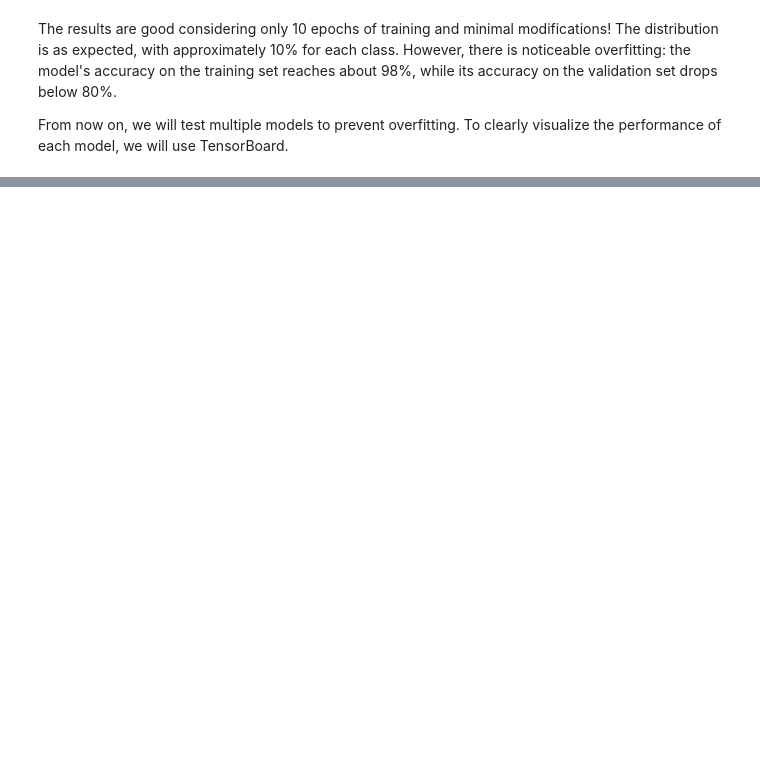
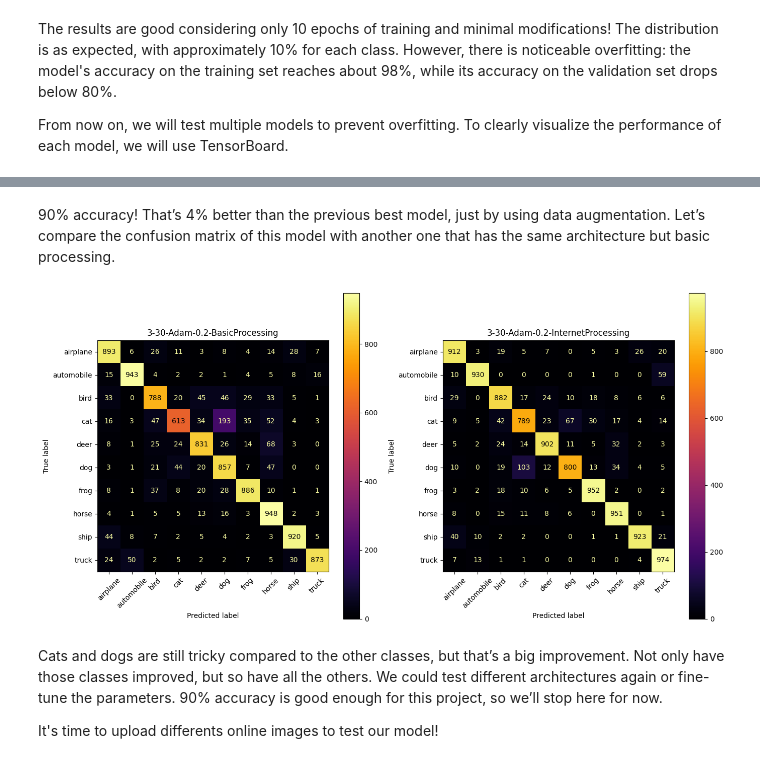
Before and after one commit to Lucas64000/CIFAR10, a Jupyter notebook: model.ipynb, the cells around one changed output, grey strips where cells are left out. Cells and saved outputs as stored; diff of their text form; code cells hidden in the pictures; blank space fills up the shorter version.

```diff
--- a/model.ipynb
+++ b/model.ipynb
@@ -381,0 +589,35 @@ for dropout in [0.2, 0.3, 0.4]:
+# %%
+train_loader, val_loader = getDataLoaders(transform=internet_processing)
+device = "cuda" if torch.cuda.is_available else "cpu"
+
+model = ResNetLayer(3, dropout=0.2)
+
+# With this transformation, we can go up to 30 epochs of training.
+model_name = f'3-30-Adam-0.2-InternetProcessing'
+loss_fn = nn.CrossEntropyLoss()
+optimizer = optim.Adam(model.parameters(), lr=1e-3)
+
+train_model(
+    n_epochs=30,
+    model=model,
+    train_loader=train_loader,
+    val_loader=val_loader,
+    loss_fn=loss_fn,
+    optimizer=optimizer,
+    device=device,
+    log_dir=f'./runs/ResNet18/{model_name}'
+)
+
+torch.save(model.state_dict(), f'./models/ResNet18/{model_name}.pth')
+# %%
+train_loader, val_loader = getDataLoaders()
+
+model = ResNetLayer(3)
+model.load_state_dict(torch.load('./models/ResNet18/3-30-Adam-0.2-InternetProcessing.pth', weights_only=True))
+
+model_accuracy(
+    model=model,
+    train_loader=train_loader,
+    val_loader=val_loader,
+    device=device
+)
@@ -381,0 +634,18 @@ for dropout in [0.2, 0.3, 0.4]:
+# %% [markdown]
+90% accuracy! That’s 4% better than the previous best model, just by using data augmentation. Let’s compare the confusion matrix of this model with another one that has the same architecture but basic processing.
+# %%
+model1 = ResNetLayer(3)
+model1.load_state_dict(torch.load('./models/ResNet18/3-30-Adam-0.2.pth', weights_only=True))
+
+model2 = ResNetLayer(3)
+model2.load_state_dict(torch.load('./models/ResNet18/3-30-Adam-0.2-InternetProcessing.pth', weights_only=True))
+
+
+model_names = ['3-30-Adam-0.2-BasicProcessing', '3-30-Adam-0.2-InternetProcessing']
+display_matrices(model_names, *get_predictions(model1, val_loader, device), *get_predictions(model2, val_loader, device))
+# %% [output]
+[figure, added]
+# %% [markdown]
+Cats and dogs are still tricky compared to the other classes, but that’s a big improvement. Not only have those classes improved, but so have all the others. We could test different architectures again or fine-tune the parameters. 90% accuracy is good enough for this project, so we’ll stop here for now.
+
+It's time to upload differents online images to test our model!
```
Also changed, not shown: parts of 28 cells of this notebook.
